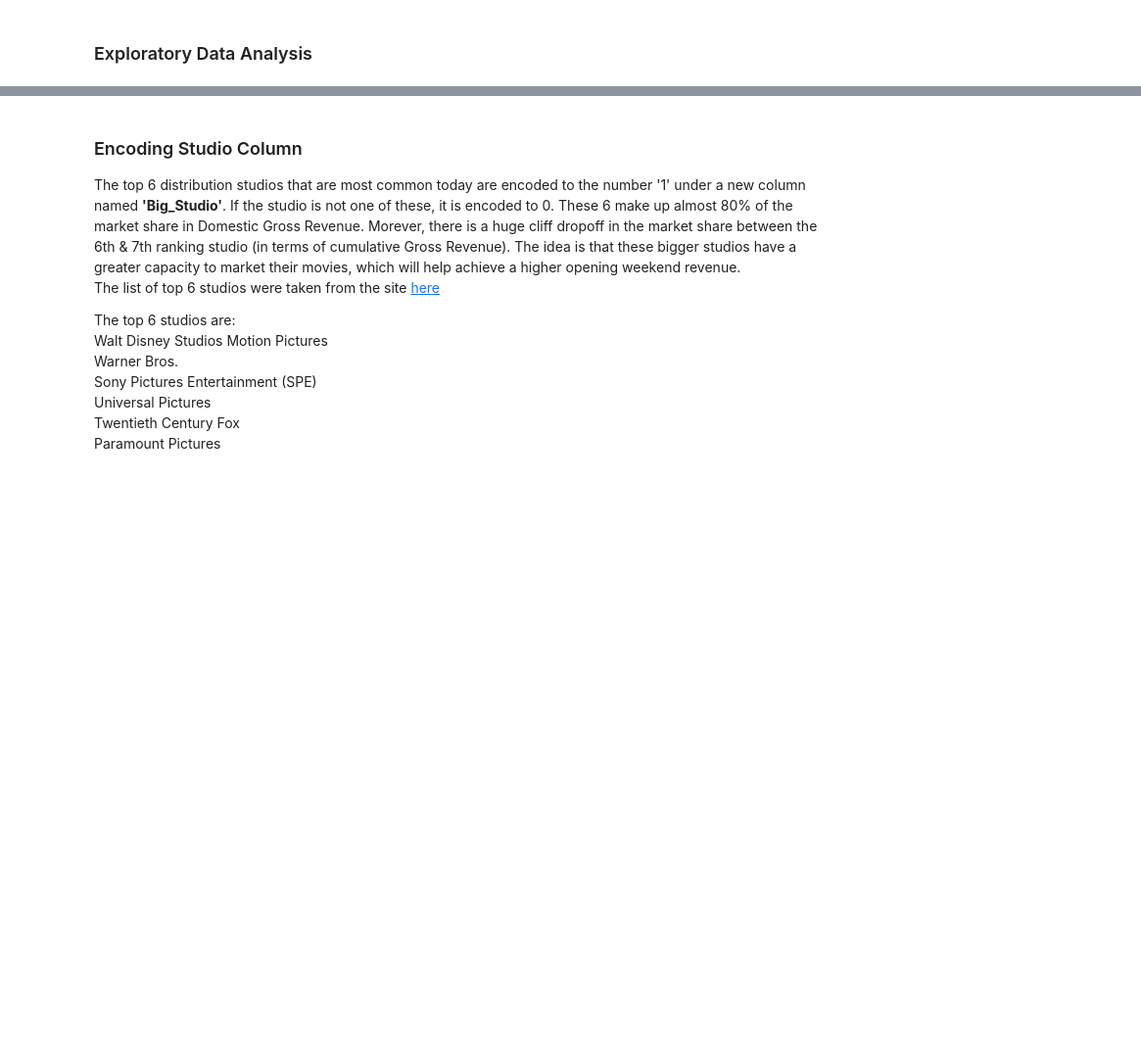
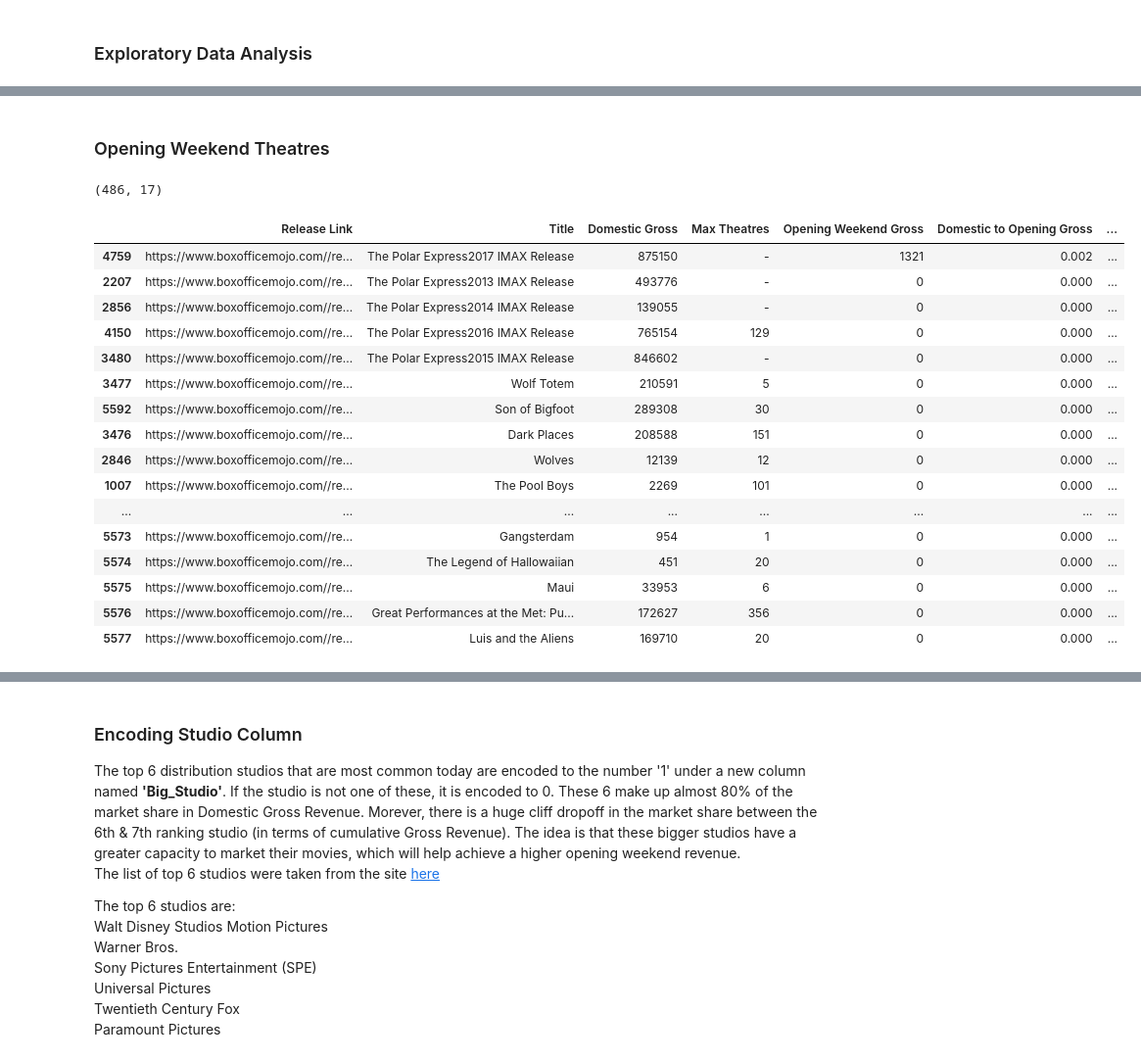
Before and after one commit to navish92/Predicting_Movie_Opening_Weekend, a Jupyter notebook: EDA_Cleaning_and_Encoding_Features.ipynb, the cells around one changed output, grey strips where cells are left out. Shown at 98% size. Cells and saved outputs as stored; diff of their text form; code cells hidden in the pictures; blank space fills up the shorter version.

```diff
--- a/EDA_Cleaning_and_Encoding_Features.ipynb
+++ b/EDA_Cleaning_and_Encoding_Features.ipynb
@@ -41,0 +108,27 @@ Index(['Release Link', 'Title', 'Domestic Gross', 'Max Theatres',
+# %% [markdown]
+
+### Opening Weekend Theatres
+# %%
+mask_non_numeric_theatres = ~(df_movies['Opening Weekend Theatres'].str.isnumeric())
+df_movies_non_numeric_theatres = df_movies[mask_non_numeric_theatres]
+print(df_movies_non_numeric_theatres.shape)
+df_movies_non_numeric_theatres.sort_values(by='Budget',ascending=False)
+# %% [output]
+(486, 17)
+|  | Release Link | Title | Domestic Gross | Max Theatres | Opening Weekend Gross | Domestic to Opening Gross | ... |
+| 4759 | https://www.boxofficemojo.com//re... | The Polar Express2017 IMAX Release | 875150 | - | 1321 | 0.002 | ... |
+| 2207 | https://www.boxofficemojo.com//re... | The Polar Express2013 IMAX Release | 493776 | - | 0 | 0.000 | ... |
+| 2856 | https://www.boxofficemojo.com//re... | The Polar Express2014 IMAX Release | 139055 | - | 0 | 0.000 | ... |
+| 4150 | https://www.boxofficemojo.com//re... | The Polar Express2016 IMAX Release | 765154 | 129 | 0 | 0.000 | ... |
+| 3480 | https://www.boxofficemojo.com//re... | The Polar Express2015 IMAX Release | 846602 | - | 0 | 0.000 | ... |
+| 3477 | https://www.boxofficemojo.com//re... | Wolf Totem | 210591 | 5 | 0 | 0.000 | ... |
+| 5592 | https://www.boxofficemojo.com//re... | Son of Bigfoot | 289308 | 30 | 0 | 0.000 | ... |
+| 3476 | https://www.boxofficemojo.com//re... | Dark Places | 208588 | 151 | 0 | 0.000 | ... |
+| 2846 | https://www.boxofficemojo.com//re... | Wolves | 12139 | 12 | 0 | 0.000 | ... |
+| 1007 | https://www.boxofficemojo.com//re... | The Pool Boys | 2269 | 101 | 0 | 0.000 | ... |
+| ... | ... | ... | ... | ... | ... | ... | ... |
+| 5573 | https://www.boxofficemojo.com//re... | Gangsterdam | 954 | 1 | 0 | 0.000 | ... |
+| 5574 | https://www.boxofficemojo.com//re... | The Legend of Hallowaiian | 451 | 20 | 0 | 0.000 | ... |
+| 5575 | https://www.boxofficemojo.com//re... | Maui | 33953 | 6 | 0 | 0.000 | ... |
+| 5576 | https://www.boxofficemojo.com//re... | Great Performances at the Met: Pu... | 172627 | 356 | 0 | 0.000 | ... |
+| 5577 | https://www.boxofficemojo.com//re... | Luis and the Aliens | 169710 | 20 | 0 | 0.000 | ... |
```
Also changed, not shown: parts of 43 cells of this notebook.
